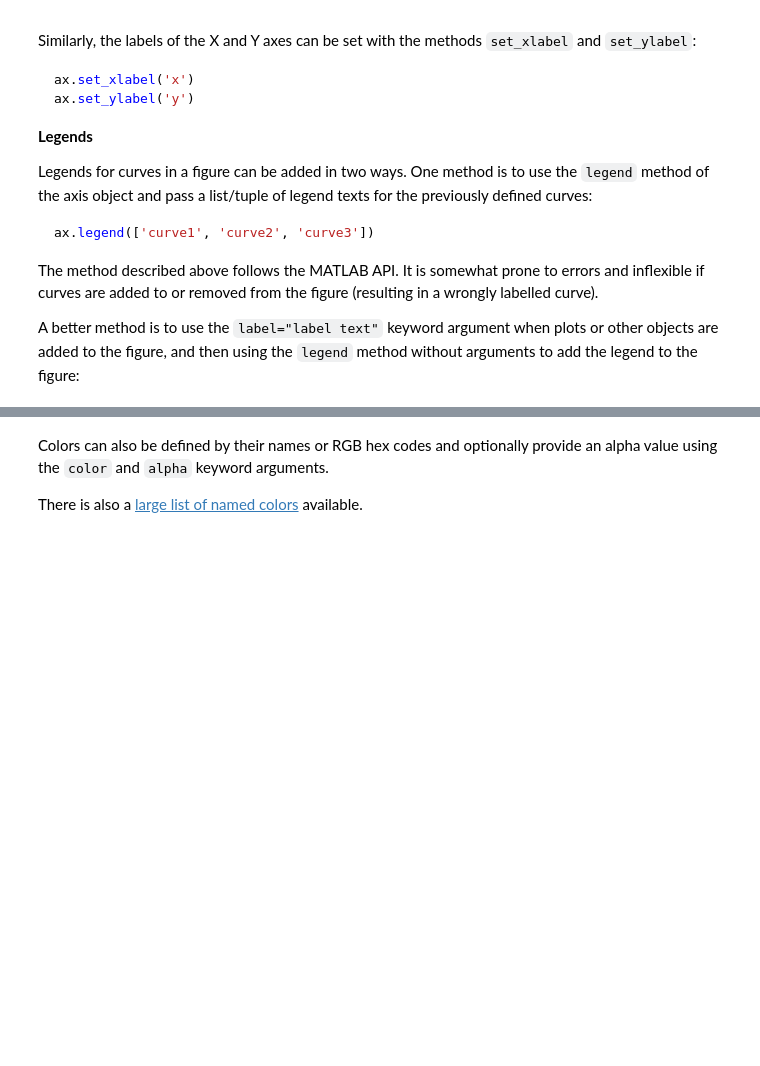
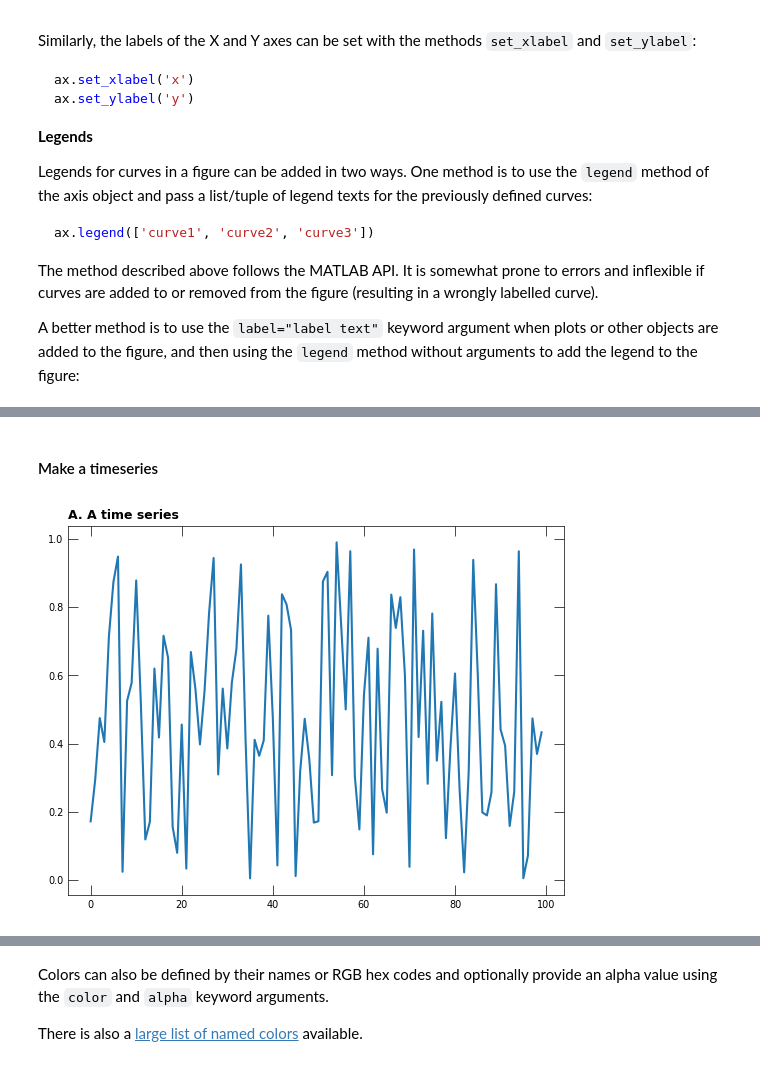
Before and after one commit to DOI-USGS/python-for-hydrology, a Jupyter notebook: notebooks/part0_python_intro/06_matplotlib.ipynb, the cells around one changed output, grey strips where cells are left out. Drawn from its saved outputs; the diff is of its cells as text; code cells hidden in the pictures; blank space fills up the shorter version.

Commit message:
matplotlib reorge, with cartopy added

```diff
--- a/notebooks/part0_python_intro/06_matplotlib.ipynb
+++ b/notebooks/part0_python_intro/06_matplotlib.ipynb
@@ -164,0 +213,2 @@ With `matplotlib`, the colors of lines and other graphical elements can be defin
+# %%
+matplotlib.rcParams
@@ -164,0 +332,10 @@ With `matplotlib`, the colors of lines and other graphical elements can be defin
+# %% [markdown]
+#### Make a timeseries
+# %%
+with styles.USGSPlot():
+    fig, ax = plt.subplots()
+    ax.plot(np.arange(0,100), np.random.rand(100))
+    styles.heading(ax=ax, heading='A time series', idx=0)
+    fig.savefig(output_path / 'flopy_style_test.pdf')
+# %% [output]
+[figure, added]
```
Also changed, not shown: parts of 85 cells of this notebook.
